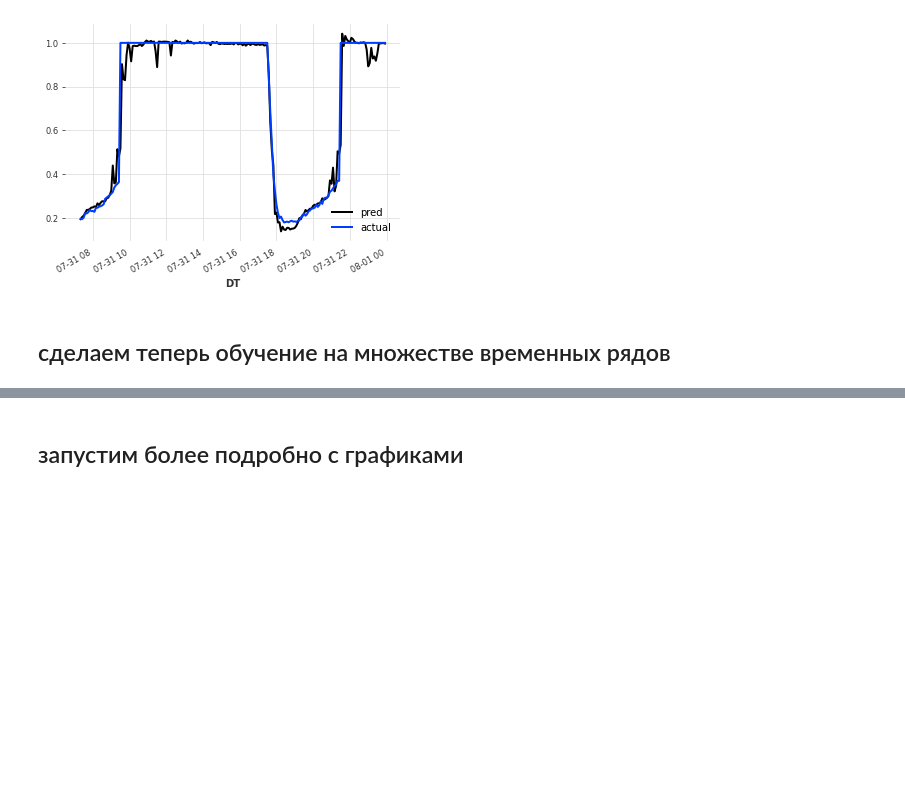
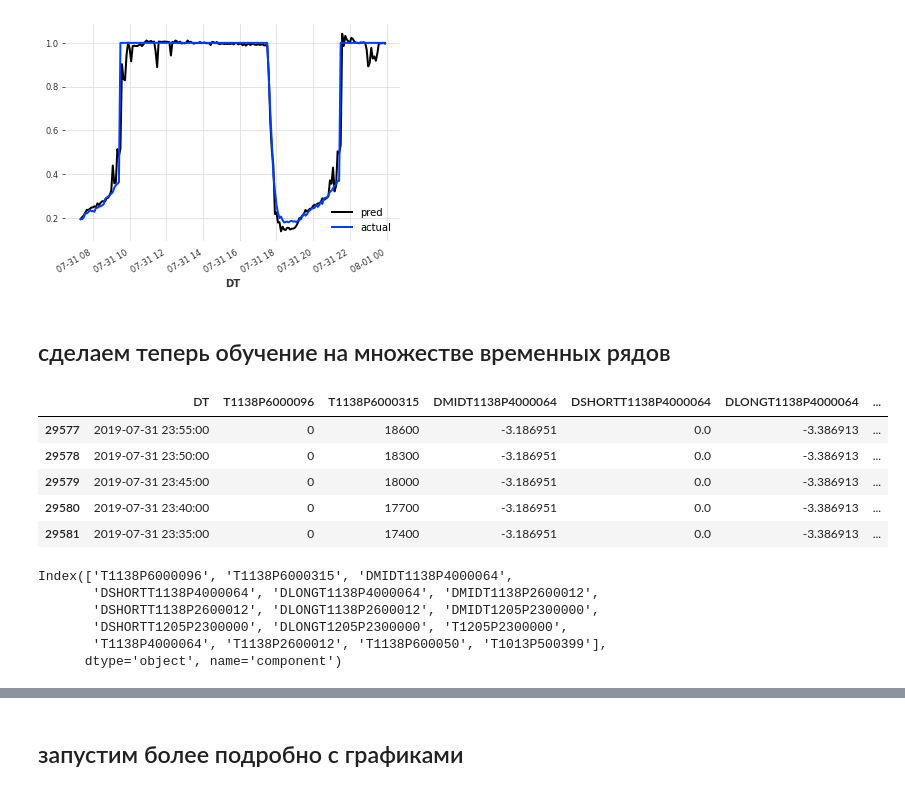
Before and after one commit to ksetdekov/ts_transformers, a Jupyter notebook: tcn.ipynb, the cells around one changed output, grey strips where cells are left out. Cells and saved outputs as stored; diff of their text form; code cells hidden in the pictures; blank space fills up the shorter version.

```diff
--- a/tcn.ipynb
+++ b/tcn.ipynb
@@ -136,6 +136,29 @@ training_oh
 160262 rows × 35 columns
 # %% [markdown]
 реализовать нарезку на train-test
+# %%
+def get_pump_names(df):
+  """
+  вытаскиваем set из колонок по df, который подали
+  """
+  values = df.columns
+  return set(values)
+
+
+def split_df_by_pumps(input_df, ohe_df):
+  """
+  input_df: дф, в котором есть колонки onehot с насовами
+  ohe_df: дф onehot для насосов
+  выдает 17 штук train set
+  """
+
+  pump_ids = get_pump_names(ohe_df)
+  df_list = list()
+
+  for pump in pump_ids:
+    df_list.append(input_df[input_df[pump] == 1])
+
+  return df_list
 # %% [markdown]
 реализовать нарезку на файлы по названию насосов
 # %% [markdown]
@@ -430,3 +453,14 @@ val_target[-200:].plot(label='actual')
 [figure]
 # %% [markdown]
 ## сделаем теперь обучение на множестве временных рядов
+# %%
+all_pumps_df = split_df_by_pumps(training_oh, ohe_df)
+# %%
+all_pumps_df[0].head()
+# %% [output]
+|  | DT | T1138P6000096 | T1138P6000315 | DMIDT1138P4000064 | DSHORTT1138P4000064 | DLONGT1138P4000064 | ... |
+| 29577 | 2019-07-31 23:55:00 | 0 | 18600 | -3.186951 | 0.0 | -3.386913 | ... |
+| 29578 | 2019-07-31 23:50:00 | 0 | 18300 | -3.186951 | 0.0 | -3.386913 | ... |
+| 29579 | 2019-07-31 23:45:00 | 0 | 18000 | -3.186951 | 0.0 | -3.386913 | ... |
+| 29580 | 2019-07-31 23:40:00 | 0 | 17700 | -3.186951 | 0.0 | -3.386913 | ... |
+| 29581 | 2019-07-31 23:35:00 | 0 | 17400 | -3.186951 | 0.0 | -3.386913 | ... |
@@ -432,0 +500,9 @@ val_target[-200:].plot(label='actual')
+# %%
+val_cov_v3[0].columns
+# %% [output]
+Index(['T1138P6000096', 'T1138P6000315', 'DMIDT1138P4000064',
+       'DSHORTT1138P4000064', 'DLONGT1138P4000064', 'DMIDT1138P2600012',
+       'DSHORTT1138P2600012', 'DLONGT1138P2600012', 'DMIDT1205P2300000',
+       'DSHORTT1205P2300000', 'DLONGT1205P2300000', 'T1205P2300000',
+       'T1138P4000064', 'T1138P2600012', 'T1138P600050', 'T1013P500399'],
+      dtype='object', name='component')
```
Also changed, not shown: parts of 9 cells of this notebook.
